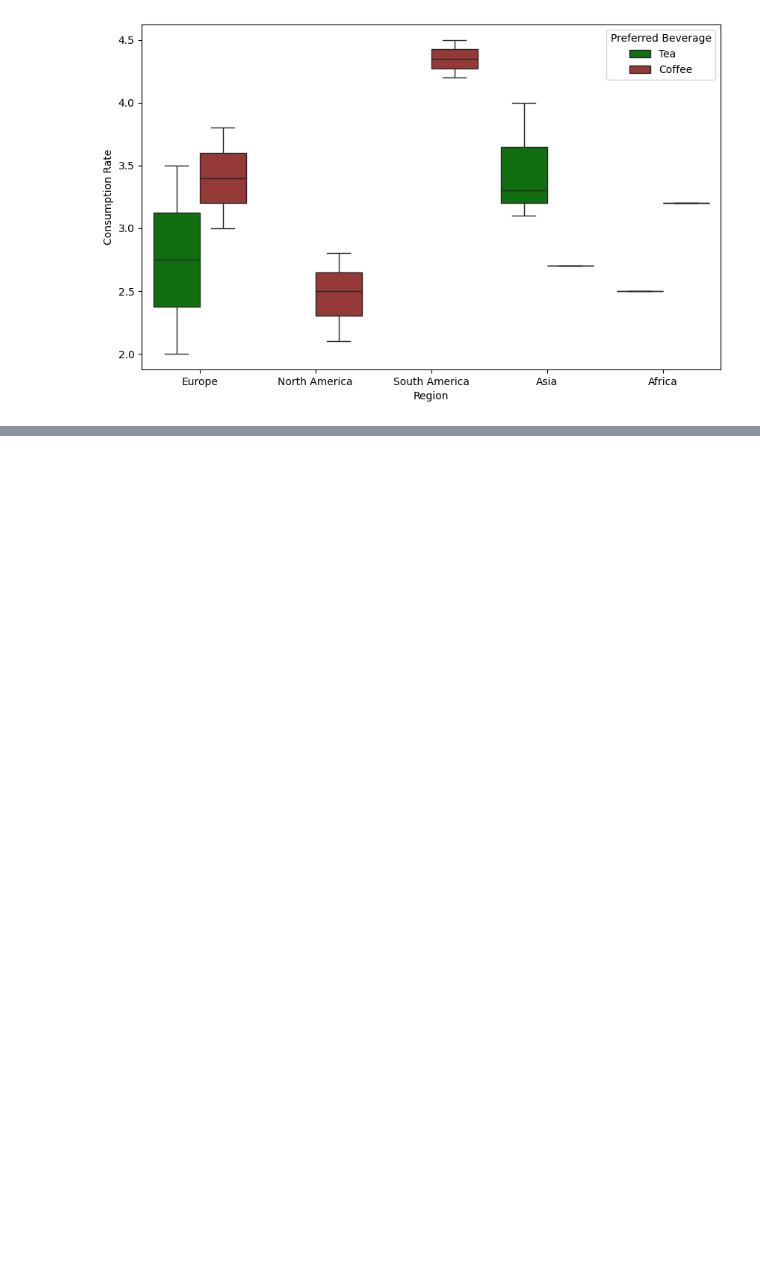
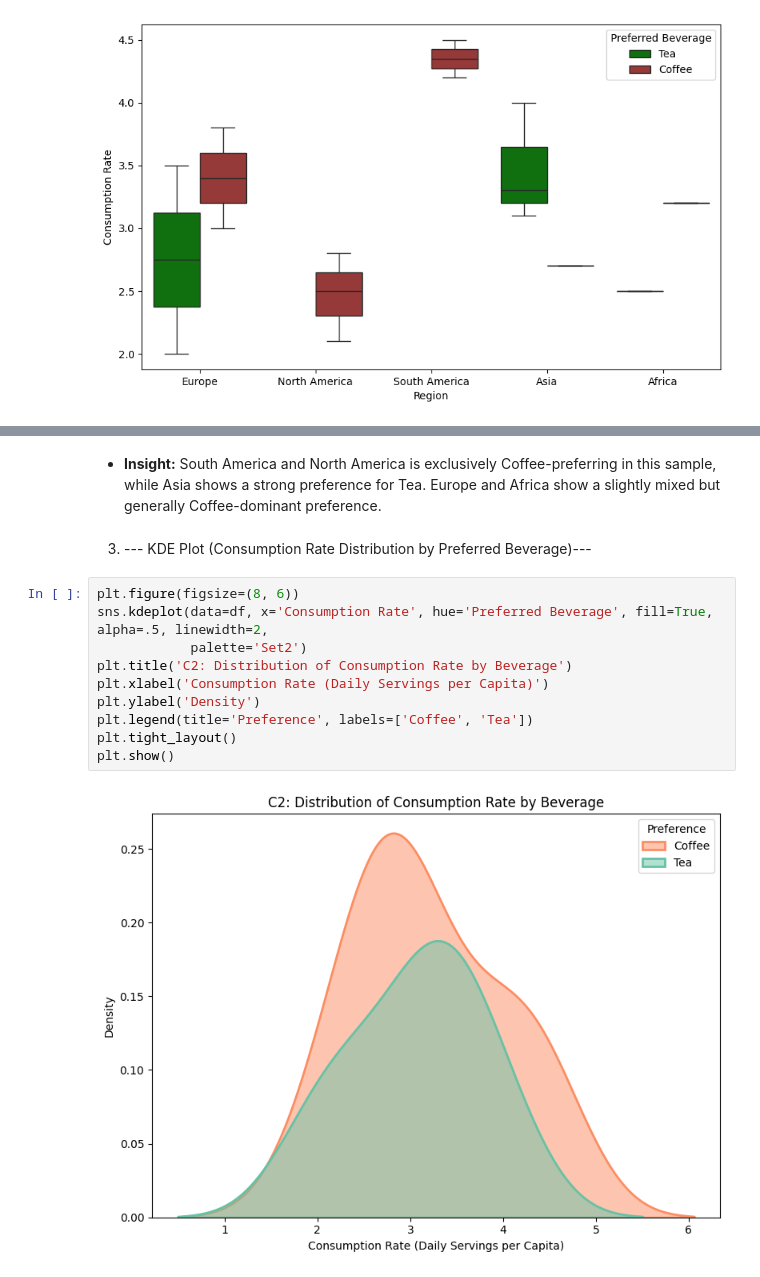
Before and after one commit to RucuAvinash/datafun-06-eda, a Jupyter notebook: rucu_eda.ipynb, the cells around one changed output, grey strips where cells are left out. Cells and saved outputs as stored; diff of their text form; blank space fills up the shorter version.

Commit message:
adding insights

```diff
--- a/rucu_eda.ipynb
+++ b/rucu_eda.ipynb
@@ -75,0 +81,16 @@ plt.show()
+# %% [markdown]
+* **Insight:** South America and North America is exclusively Coffee-preferring in this sample, while Asia shows a strong preference for Tea. Europe and Africa show a slightly mixed but generally Coffee-dominant preference.
+# %% [markdown]
+3. --- KDE Plot (Consumption Rate Distribution by Preferred Beverage)---
+# %%
+plt.figure(figsize=(8, 6))
+sns.kdeplot(data=df, x='Consumption Rate', hue='Preferred Beverage', fill=True, alpha=.5, linewidth=2,
+            palette='Set2')
+plt.title('C2: Distribution of Consumption Rate by Beverage')
+plt.xlabel('Consumption Rate (Daily Servings per Capita)')
+plt.ylabel('Density')
+plt.legend(title='Preference', labels=['Coffee', 'Tea'])
+plt.tight_layout()
+plt.show()
+# %% [output]
+[figure, added]
```
Also changed, not shown: parts of 13 cells of this notebook.
